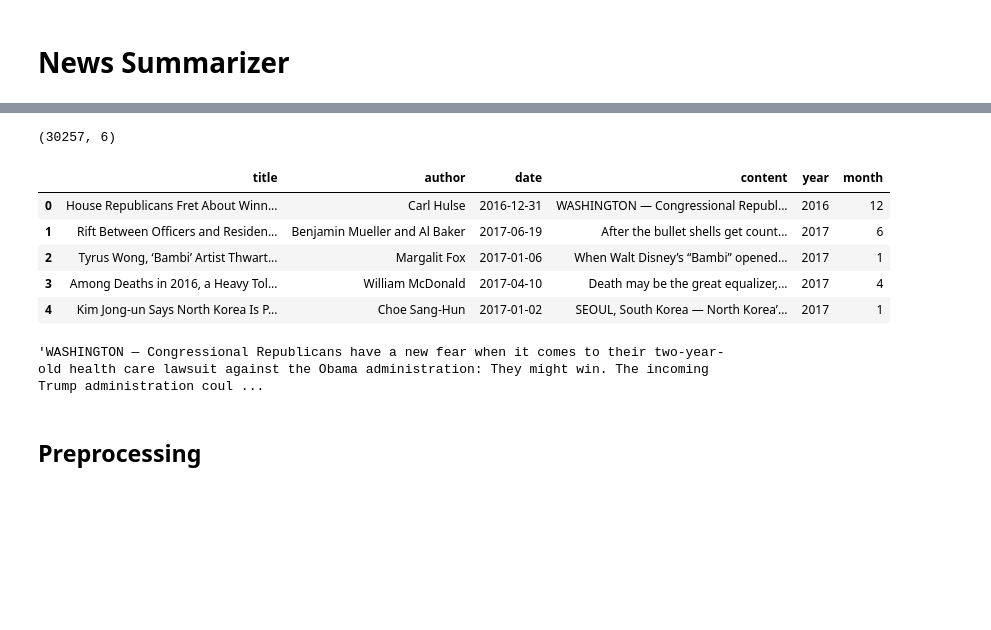
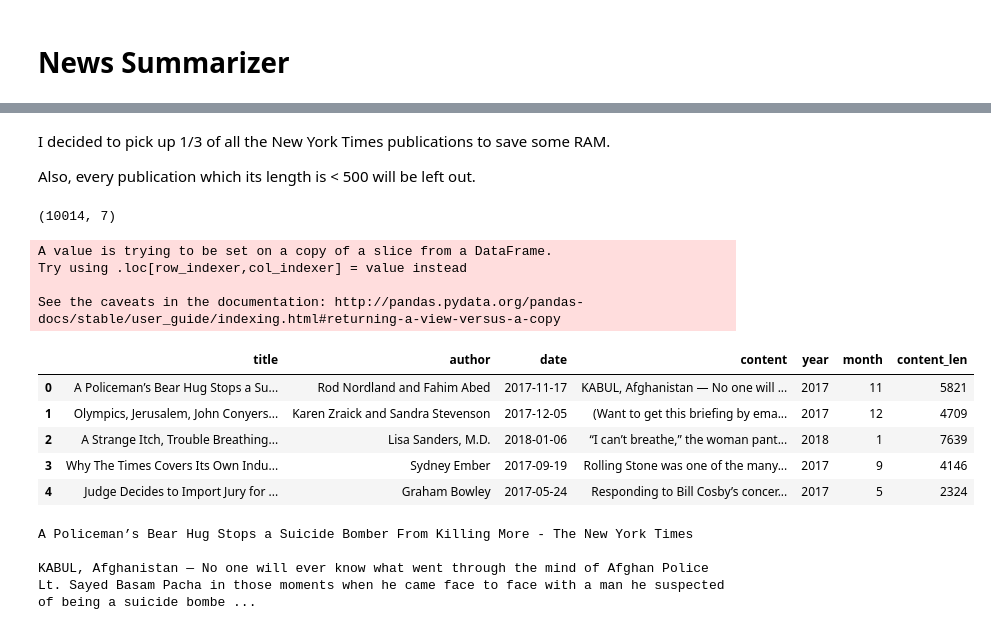
Before and after one commit to leodlca/news-summarizer, a Jupyter notebook: news-summarizer.ipynb, the cells around one changed output, grey strips where cells are left out. Saved outputs shown, nothing was run; the diff lists cells and outputs as text; code cells hidden in the pictures; blank space fills up the shorter version.

```diff
--- a/news-summarizer.ipynb
+++ b/news-summarizer.ipynb
@@ -52,5 +21,5 @@ rcParams['figure.figsize'] = 10, 6
 # %%
-cnx = sqlite3.connect('dataset/all-the-news.db')
+cnx = sqlite3.connect('datasets/all-the-news.db')
 df = pd.read_sql_query("SELECT * FROM longform", cnx)
 print(df.shape)
 cnx.close()
@@ -64,28 +33,39 @@ df.head()
 | 2 | 3 | The Viral Machine | \nKaitlyn Tiffany\n | 2017-05-25 | Super Deluxe built a weird intern... | 2017 | 5 | Verge | Longform | 1.0 | ... |
 | 3 | 4 | How Anker is beating Apple and Sa... | \nNick Statt\n | 2017-05-22 | Steven Yang quit his job at Googl... | 2017 | 5 | Verge | Longform | 1.0 | ... |
 | 4 | 5 | Tour Black Panther’s reimagined h... | \nKwame Opam\n | 2017-05-15 | Ahead of Black Panther’s 2018 the... | 2017 | 5 | Verge | Longform | 1.0 | ... |
+# %% [markdown]
+I decided to pick up 1/3 of all the New York Times publications to save some RAM.
+
+Also, every publication which its length is < 500 will be left out.
 # %%
-def clean_df(df):
-    df = df.copy().query('category == "newspaper" & publication == "New York Times"')
+def clean_df(df, category='newspaper', publication='New York Times', sample_frac=1/3, len_threshold=500, random_state=42):
+    df = df.copy().query('category == "{}" & publication == "{}"'.format(category, publication))
     df = df.drop(['id', 'digital', 'section', 'url', 'category', 'publication'], axis=1)
+    df['content_len'] = df['content'].apply(len)
+    df = df.query('content_len > {}'.format(len_threshold))
     df['author'] = df['author'].str.replace('\n', '')
 
-    return df
+    return df.sample(frac=sample_frac, random_state=random_state)
 
 df = clean_df(df).reset_index(drop=True)
 print(df.shape)
 df.head()
 # %% [output]
-(30257, 6)
+(10014, 7)
+A value is trying to be set on a copy of a slice from a DataFrame.
+Try using .loc[row_indexer,col_indexer] = value instead
+
+See the caveats in the documentation: http://pandas.pydata.org/pandas-docs/stable/user_guide/indexing.html#returning-a-view-versus-a-copy
-|  | title | author | date | content | year | month |
-| 0 | House Republicans Fret About Winn... | Carl Hulse | 2016-12-31 | WASHINGTON — Congressional Republ... | 2016 | 12 |
-| 1 | Rift Between Officers and Residen... | Benjamin Mueller and Al Baker | 2017-06-19 | After the bullet shells get count... | 2017 | 6 |
-| 2 | Tyrus Wong, ‘Bambi’ Artist Thwart... | Margalit Fox | 2017-01-06 | When Walt Disney’s “Bambi” opened... | 2017 | 1 |
-| 3 | Among Deaths in 2016, a Heavy Tol... | William McDonald | 2017-04-10 | Death may be the great equalizer,... | 2017 | 4 |
-| 4 | Kim Jong-un Says North Korea Is P... | Choe Sang-Hun | 2017-01-02 | SEOUL, South Korea — North Korea’... | 2017 | 1 |
+|  | title | author | date | content | year | month | content_len |
+| 0 | A Policeman’s Bear Hug Stops a Su... | Rod Nordland and Fahim Abed | 2017-11-17 | KABUL, Afghanistan — No one will ... | 2017 | 11 | 5821 |
+| 1 | Olympics, Jerusalem, John Conyers... | Karen Zraick and Sandra Stevenson | 2017-12-05 | (Want to get this briefing by ema... | 2017 | 12 | 4709 |
+| 2 | A Strange Itch, Trouble Breathing... | Lisa Sanders, M.D. | 2018-01-06 | “I can’t breathe,” the woman pant... | 2018 | 1 | 7639 |
+| 3 | Why The Times Covers Its Own Indu... | Sydney Ember | 2017-09-19 | Rolling Stone was one of the many... | 2017 | 9 | 4146 |
+| 4 | Judge Decides to Import Jury for ... | Graham Bowley | 2017-05-24 | Responding to Bill Cosby’s concer... | 2017 | 5 | 2324 |
-# %%
-df.loc[0, 'content']
-# %% [output]
-'WASHINGTON — Congressional Republicans have a new fear when it comes to their two-year-old health care lawsuit against the Obama administration: They might win. The incoming Trump administration coul ...
-# %% [markdown]
-## Preprocessing
+# %%
+print(df.loc[0, 'title'], end='\n\n')
+print(df.loc[0, 'content'])
+# %% [output]
+A Policeman’s Bear Hug Stops a Suicide Bomber From Killing More - The New York Times
+
+KABUL, Afghanistan — No one will ever know what went through the mind of Afghan Police Lt. Sayed Basam Pacha in those moments when he came face to face with a man he suspected of being a suicide bombe ...
```
Also changed, not shown: parts of 10 cells of this notebook.
